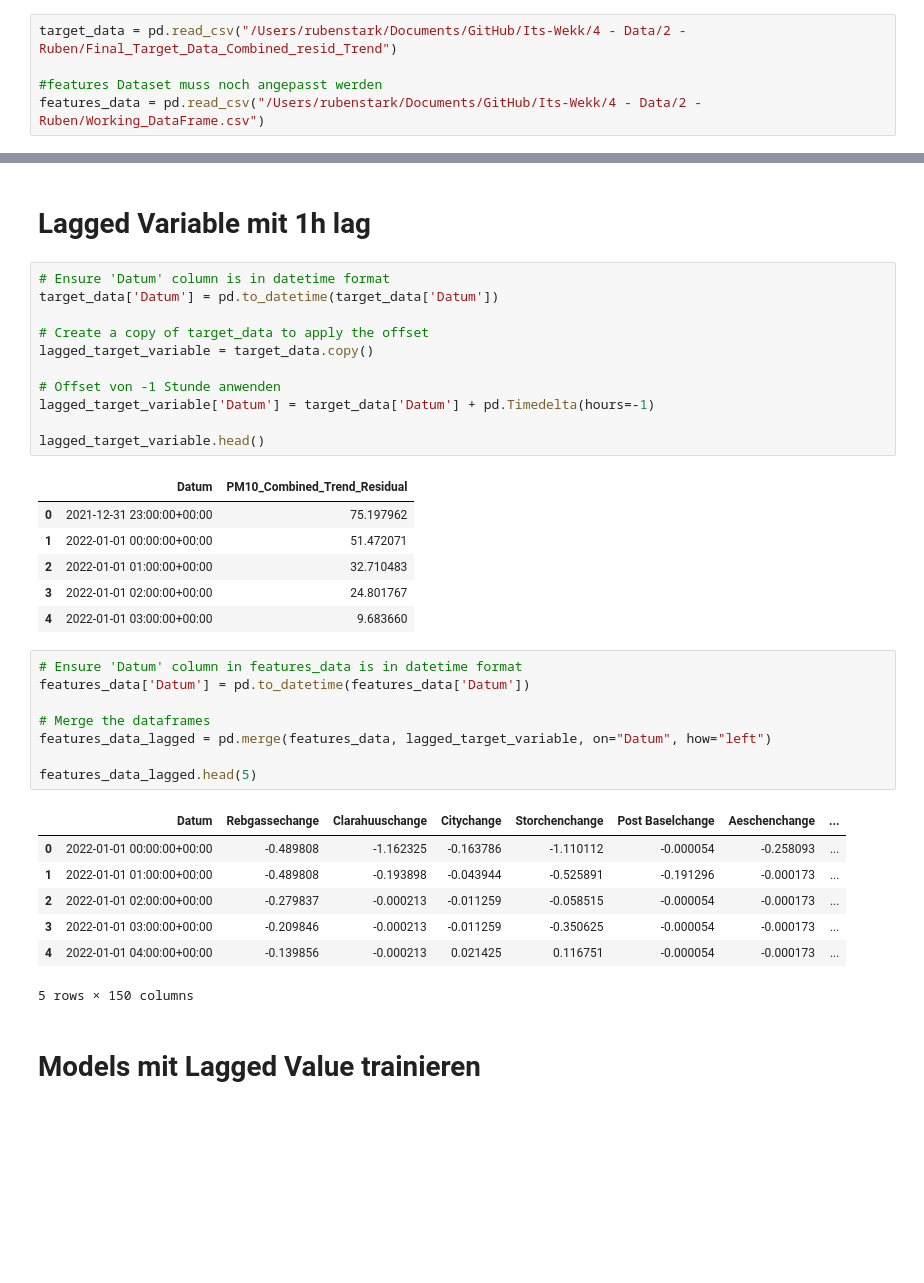
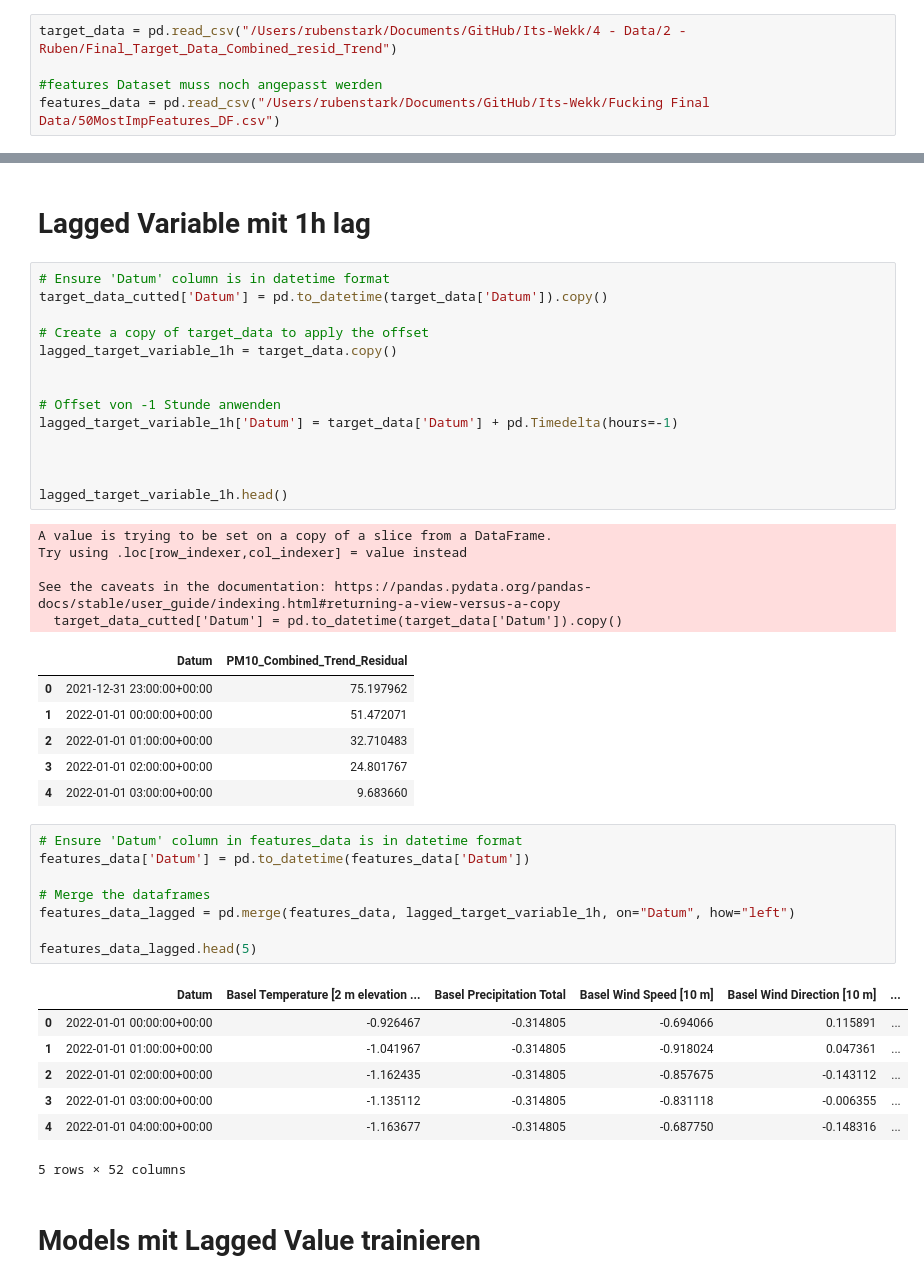
Before and after one commit to joejoejoejor/Its-Wekk, a Jupyter notebook: 4 - Data/2 - Ruben/Project_ruben_safe Validation expanding.ipynb, the cells around one changed output, grey strips where cells are left out. Cells and saved outputs as stored; diff of their text form; blank space fills up the shorter version.

```diff
--- a/4 - Data/2 - Ruben/Project_ruben_safe Validation expanding.ipynb
+++ b/4 - Data/2 - Ruben/Project_ruben_safe Validation expanding.ipynb
@@ -19,7 +19,7 @@ from sklearn.model_selection import train_test_split
 target_data = pd.read_csv("/Users/rubenstark/Documents/GitHub/Its-Wekk/4 - Data/2 - Ruben/Final_Target_Data_Combined_resid_Trend")
 
 #features Dataset muss noch angepasst werden
-features_data = pd.read_csv("/Users/rubenstark/Documents/GitHub/Its-Wekk/4 - Data/2 - Ruben/Working_DataFrame.csv")
+features_data = pd.read_csv("/Users/rubenstark/Documents/GitHub/Its-Wekk/Fucking Final Data/50MostImpFeatures_DF.csv")
 # %%
 # Konvertiere die Datumsspalte in einen datetime-Index (falls nicht bereits)
 target_data['Datum'] = pd.to_datetime(target_data['Datum'])
@@ -383,16 +399,24 @@ Der Unterschied zwischen der Verwendung eines Integers oder eines Floats bei der
 # Lagged Variable mit 1h lag
 # %%
 # Ensure 'Datum' column is in datetime format
-target_data['Datum'] = pd.to_datetime(target_data['Datum'])
+target_data_cutted['Datum'] = pd.to_datetime(target_data['Datum']).copy()
 
 # Create a copy of target_data to apply the offset
-lagged_target_variable = target_data.copy()
+lagged_target_variable_1h = target_data.copy()
+
 
 # Offset von -1 Stunde anwenden
-lagged_target_variable['Datum'] = target_data['Datum'] + pd.Timedelta(hours=-1)
+lagged_target_variable_1h['Datum'] = target_data['Datum'] + pd.Timedelta(hours=-1)
 
-lagged_target_variable.head()
+
+
+lagged_target_variable_1h.head()
 # %% [output]
+A value is trying to be set on a copy of a slice from a DataFrame.
+Try using .loc[row_indexer,col_indexer] = value instead
+
+See the caveats in the documentation: https://pandas.pydata.org/pandas-docs/stable/user_guide/indexing.html#returning-a-view-versus-a-copy
+  target_data_cutted['Datum'] = pd.to_datetime(target_data['Datum']).copy()
 |  | Datum | PM10_Combined_Trend_Residual |
 | 0 | 2021-12-31 23:00:00+00:00 | 75.197962 |
 | 1 | 2022-01-01 00:00:00+00:00 | 51.472071 |
@@ -402,19 +426,19 @@ lagged_target_variable.head()
 # %%
 # Ensure 'Datum' column in features_data is in datetime format
 features_data['Datum'] = pd.to_datetime(features_data['Datum'])
 
 # Merge the dataframes
-features_data_lagged = pd.merge(features_data, lagged_target_variable, on="Datum", how="left")
+features_data_lagged = pd.merge(features_data, lagged_target_variable_1h, on="Datum", how="left")
 
 features_data_lagged.head(5)
 # %% [output]
-|  | Datum | Rebgassechange | Clarahuuschange | Citychange | Storchenchange | Post Baselchange | Aeschenchange | ... |
-| 0 | 2022-01-01 00:00:00+00:00 | -0.489808 | -1.162325 | -0.163786 | -1.110112 | -0.000054 | -0.258093 | ... |
-| 1 | 2022-01-01 01:00:00+00:00 | -0.489808 | -0.193898 | -0.043944 | -0.525891 | -0.191296 | -0.000173 | ... |
-| 2 | 2022-01-01 02:00:00+00:00 | -0.279837 | -0.000213 | -0.011259 | -0.058515 | -0.000054 | -0.000173 | ... |
-| 3 | 2022-01-01 03:00:00+00:00 | -0.209846 | -0.000213 | -0.011259 | -0.350625 | -0.000054 | -0.000173 | ... |
-| 4 | 2022-01-01 04:00:00+00:00 | -0.139856 | -0.000213 | 0.021425 | 0.116751 | -0.000054 | -0.000173 | ... |
+|  | Datum | Basel Temperature [2 m elevation ... | Basel Precipitation Total | Basel Wind Speed [10 m] | Basel Wind Direction [10 m] | ... |
+| 0 | 2022-01-01 00:00:00+00:00 | -0.926467 | -0.314805 | -0.694066 | 0.115891 | ... |
+| 1 | 2022-01-01 01:00:00+00:00 | -1.041967 | -0.314805 | -0.918024 | 0.047361 | ... |
+| 2 | 2022-01-01 02:00:00+00:00 | -1.162435 | -0.314805 | -0.857675 | -0.143112 | ... |
+| 3 | 2022-01-01 03:00:00+00:00 | -1.135112 | -0.314805 | -0.831118 | -0.006355 | ... |
+| 4 | 2022-01-01 04:00:00+00:00 | -1.163677 | -0.314805 | -0.687750 | -0.148316 | ... |
-5 rows × 150 columns
+5 rows × 52 columns
 # %% [markdown]
 # Models mit Lagged Value trainieren
 # %%
```
Also changed, not shown: parts of 13 cells of this notebook.
